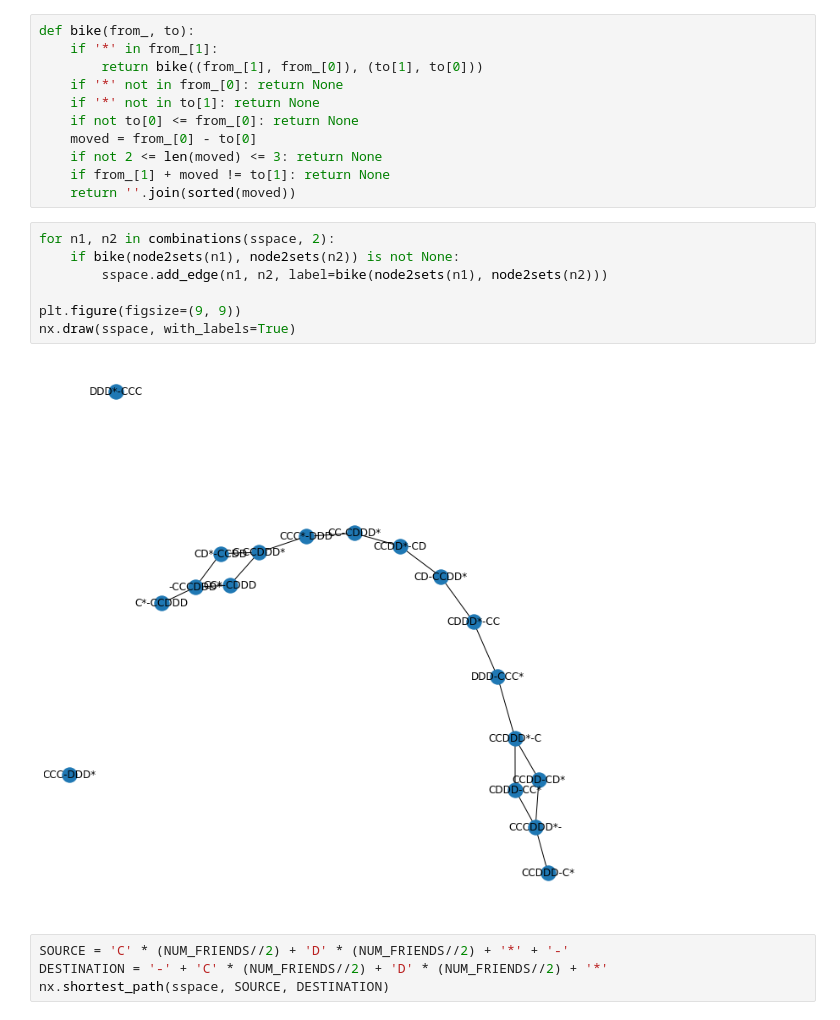
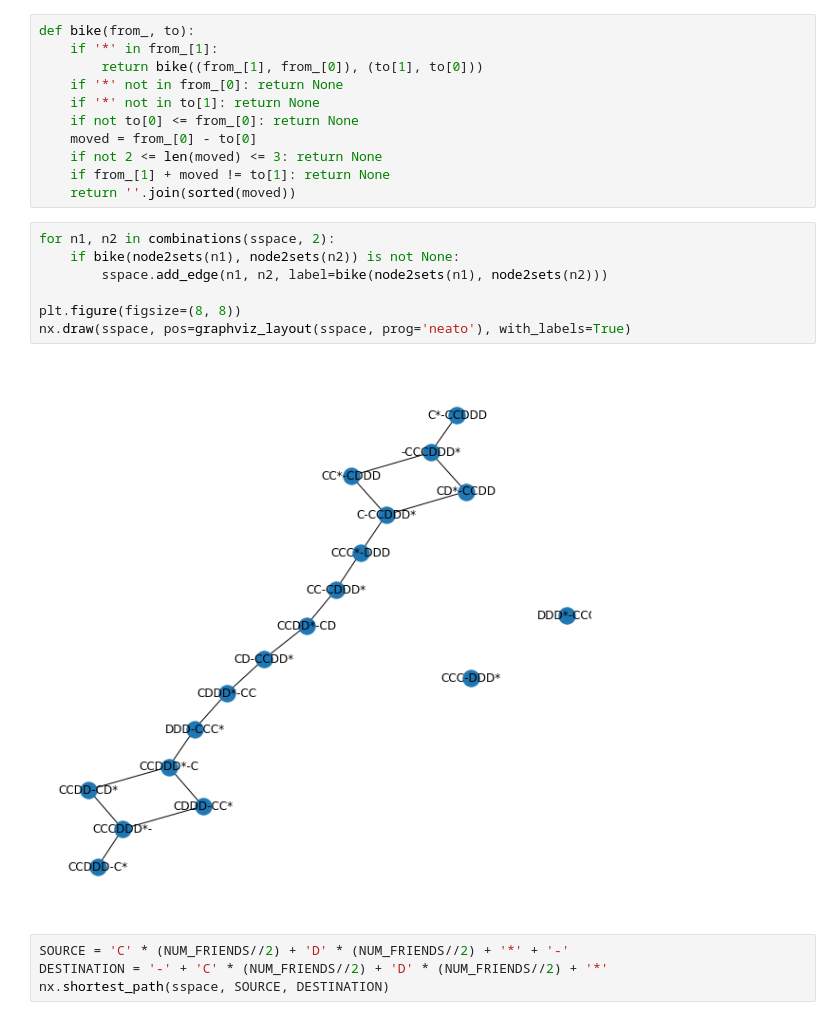
Before and after one commit to squillero/computational-intelligence, a Jupyter notebook: 6-friends.ipynb, the cells around one changed output. Cells and saved outputs as stored; diff of their text form.

```diff
--- a/6-friends.ipynb
+++ b/6-friends.ipynb
@@ -72,12 +73,12 @@ def bike(from_, to):
 # %%
 for n1, n2 in combinations(sspace, 2):
     if bike(node2sets(n1), node2sets(n2)) is not None:
         sspace.add_edge(n1, n2, label=bike(node2sets(n1), node2sets(n2)))
 
-plt.figure(figsize=(9, 9))
-nx.draw(sspace, with_labels=True)
+plt.figure(figsize=(8, 8))
+nx.draw(sspace, pos=graphviz_layout(sspace, prog='neato'), with_labels=True)
 # %% [output]
-[figure, old version]
+[figure, new version]
 # %%
 SOURCE = 'C' * (NUM_FRIENDS//2) + 'D' * (NUM_FRIENDS//2) + '*' + '-'
 DESTINATION = '-' + 'C' * (NUM_FRIENDS//2) + 'D' * (NUM_FRIENDS//2) + '*'
```
Also changed, not shown: parts of 4 cells of this notebook.
